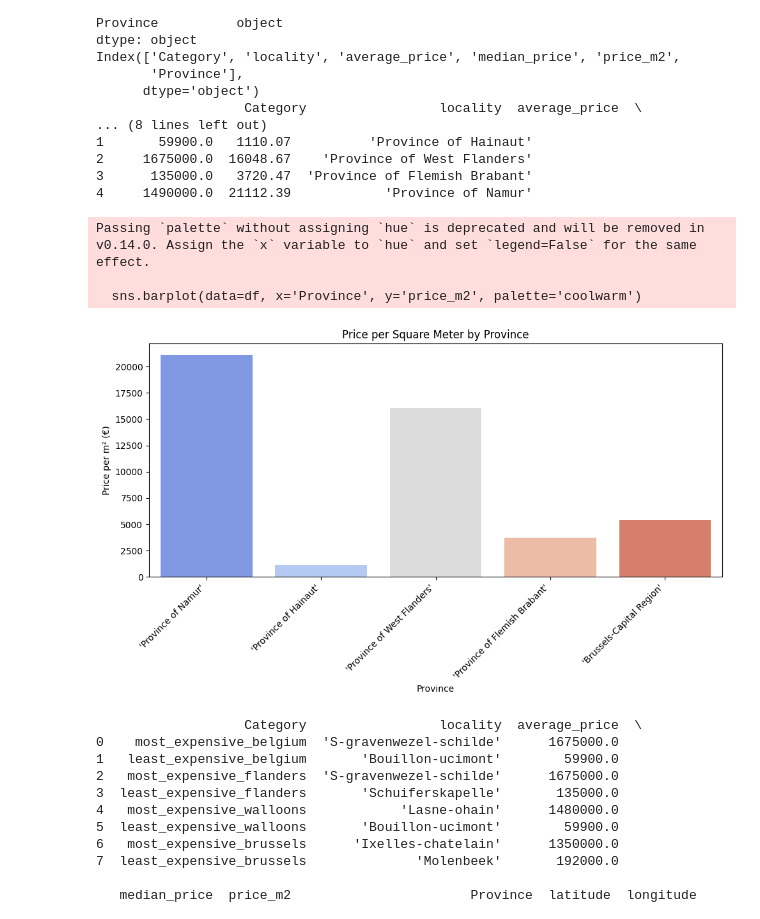
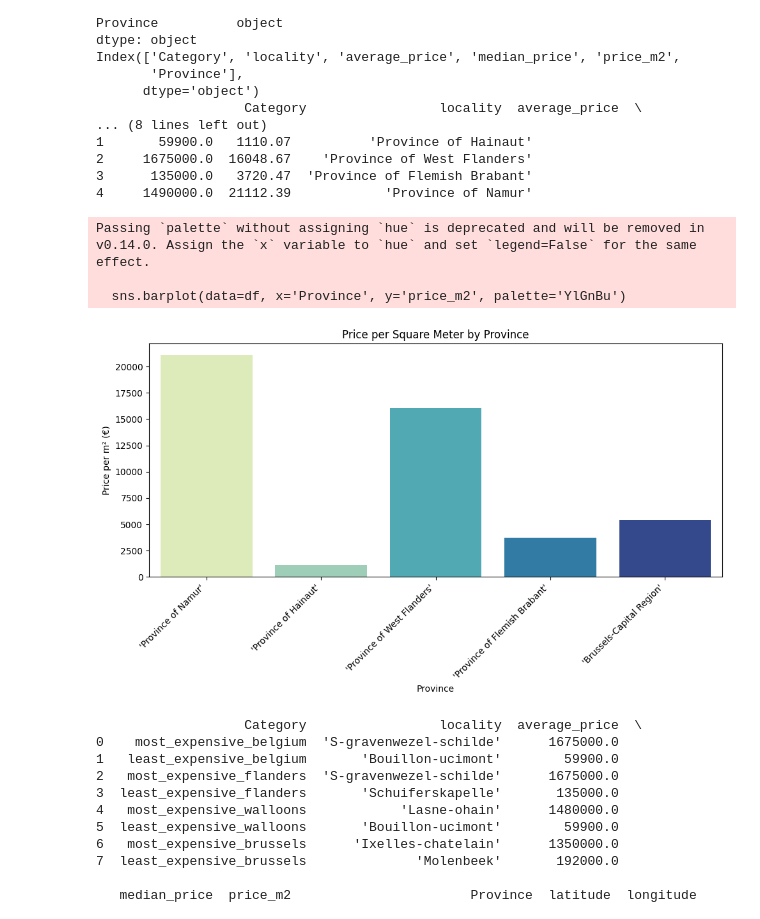
Before and after one commit to BeatrizJover/Data_analysis, a Jupyter notebook: data-analysis/Prices_per_locality.ipynb, the cells around one changed output. Drawn from its saved outputs; the diff is of its cells as text; code cells hidden in the pictures.

```diff
--- a/data-analysis/Prices_per_locality.ipynb
+++ b/data-analysis/Prices_per_locality.ipynb
@@ -57,18 +57,18 @@ Index(['Category', 'locality', 'average_price', 'median_price', 'price_m2',
 # %%
 # Bar chart for prices per square meter by province
 plt.figure(figsize=(10, 6))
-sns.barplot(data=df, x='Province', y='price_m2', palette='coolwarm')
+sns.barplot(data=df, x='Province', y='price_m2', palette='YlGnBu')
 plt.title('Price per Square Meter by Province')
 plt.ylabel('Price per m² (€)')
 plt.xlabel('Province')
 plt.xticks(rotation=45, ha='right')
 plt.tight_layout()
 plt.show()
 # %% [output]
 Passing `palette` without assigning `hue` is deprecated and will be removed in v0.14.0. Assign the `x` variable to `hue` and set `legend=False` for the same effect.
 
-  sns.barplot(data=df, x='Province', y='price_m2', palette='coolwarm')
+  sns.barplot(data=df, x='Province', y='price_m2', palette='YlGnBu')
-[figure, old version]
+[figure, new version]
 # %%
 # Create a dictionary with localities and their coordinates
 coordinates = {
```
Also changed, not shown: 2 other files.
